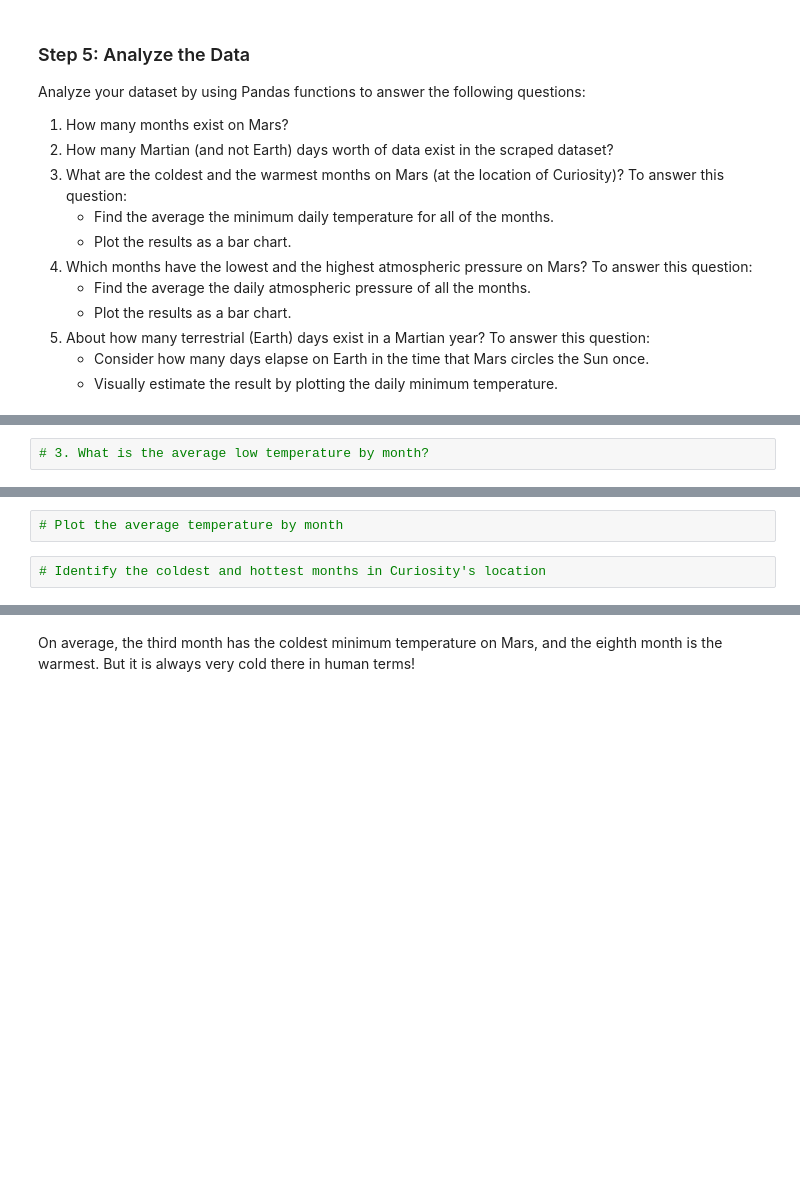
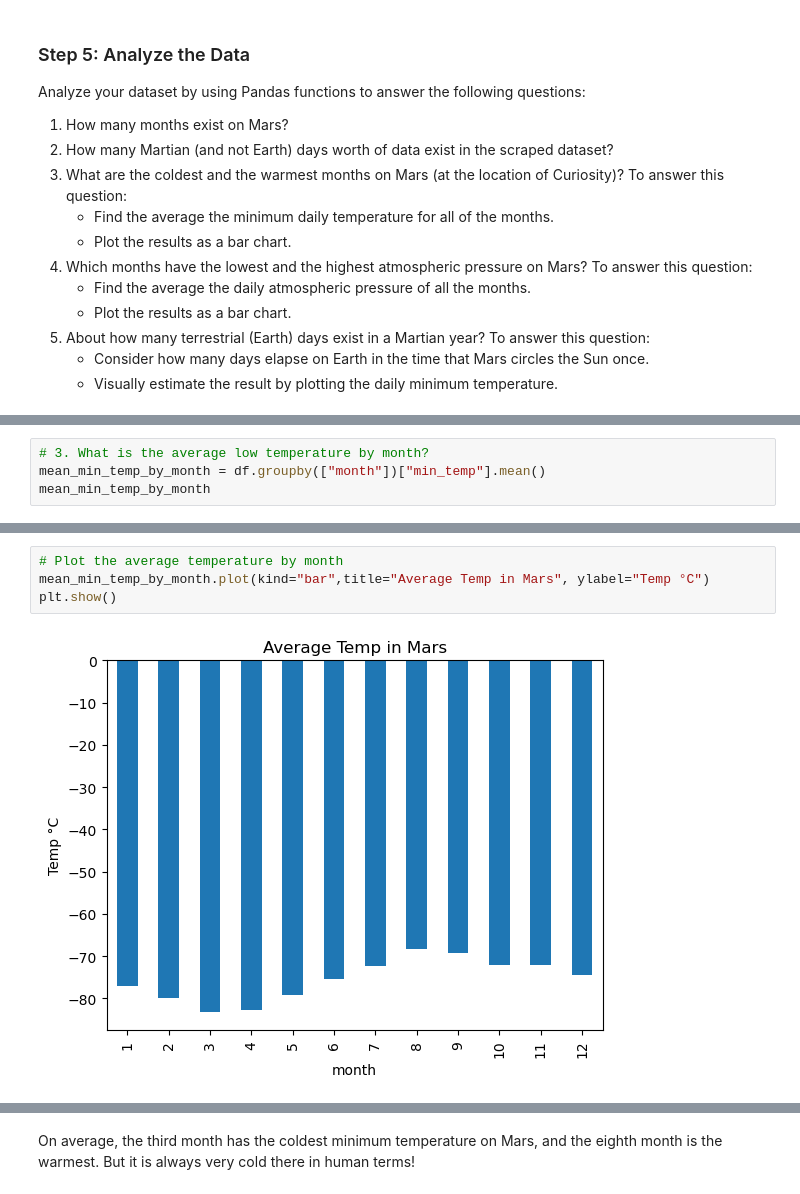
Before and after one commit to T800-101A/Scraping_Mars, a Jupyter notebook: part_2_mars_weather.ipynb, the cells around one changed output, grey strips where cells are left out. Drawn from its saved outputs; the diff is of its cells as text; blank space fills up the shorter version.

```diff
--- a/part_2_mars_weather.ipynb
+++ b/part_2_mars_weather.ipynb
@@ -205,2 +217,4 @@ Analyze your dataset by using Pandas functions to answer the following questions
 # %%
 # 3. What is the average low temperature by month?
+mean_min_temp_by_month = df.groupby(["month"])["min_temp"].mean()
+mean_min_temp_by_month
@@ -207,4 +236,6 @@ Analyze your dataset by using Pandas functions to answer the following questions
 # %%
 # Plot the average temperature by month
+mean_min_temp_by_month.plot(kind="bar",title="Average Temp in Mars", ylabel="Temp °C")
+plt.show()
+# %% [output]
+[figure, added]
-# %%
-# Identify the coldest and hottest months in Curiosity's location
```
Also changed, not shown: parts of 16 cells of this notebook, 1 other file.
